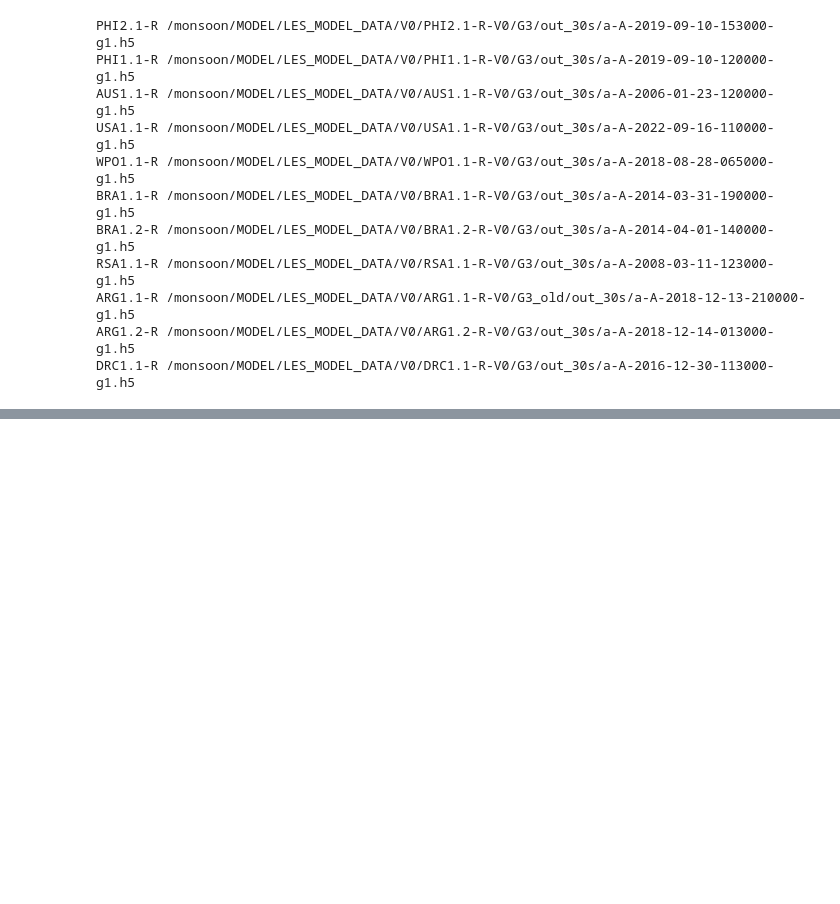
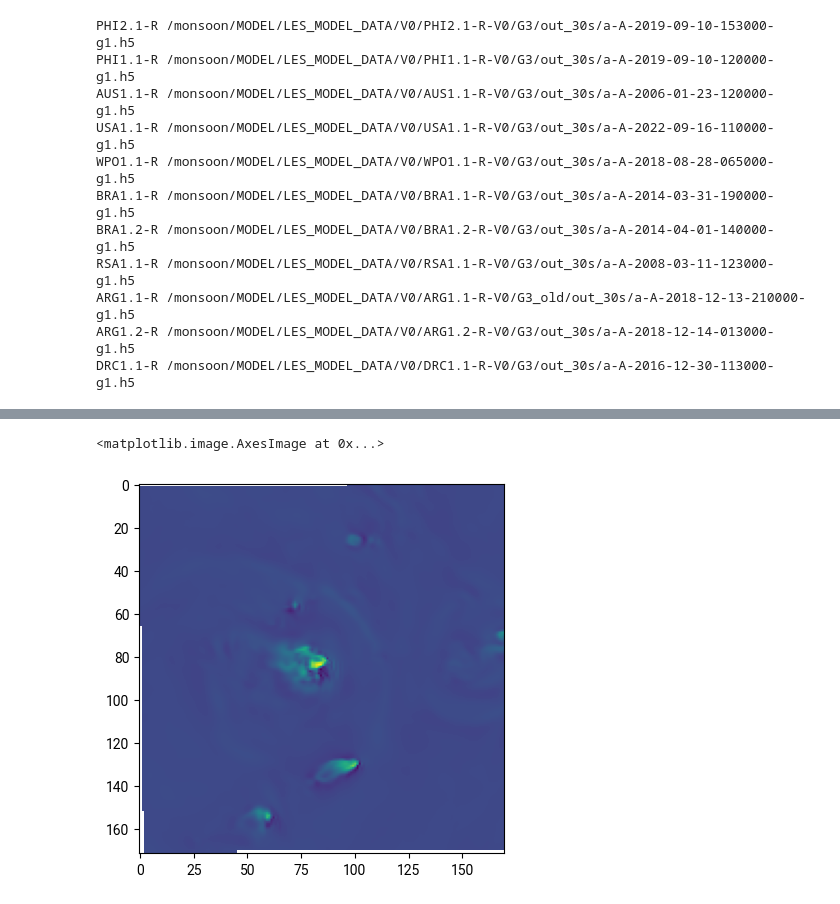
Before and after one commit to itinderjot/INCUS_model_comparisons, a Jupyter notebook: main_code.ipynb, the cells around one changed output, grey strips where cells are left out. Saved outputs shown, nothing was run; the diff lists cells and outputs as text; code cells hidden in the pictures; blank space fills up the shorter version.

Commit message:
add fx to get intersection of grids

```diff
--- a/main_code.ipynb
+++ b/main_code.ipynb
@@ -61,0 +147,2 @@ array([ 1.96012878,  7.87965374, 14.36084599])
+# %%
+aaa = grab_intersection_gbig_gsmall_RAMS(['W',-999,'model','$w$','$m^{1}s^{-1}$'],file_dict_g1['PHI2.1-R'],file_dict_g3['PHI2.1-R'])
@@ -61,0 +182,5 @@ array([ 1.96012878,  7.87965374, 14.36084599])
+# %%
+plt.imshow(aaa[100,:,:])
+# %% [output]
+<matplotlib.image.AxesImage at 0x...>
+[figure, added]
```
Also changed, not shown: parts of 8 cells of this notebook.
